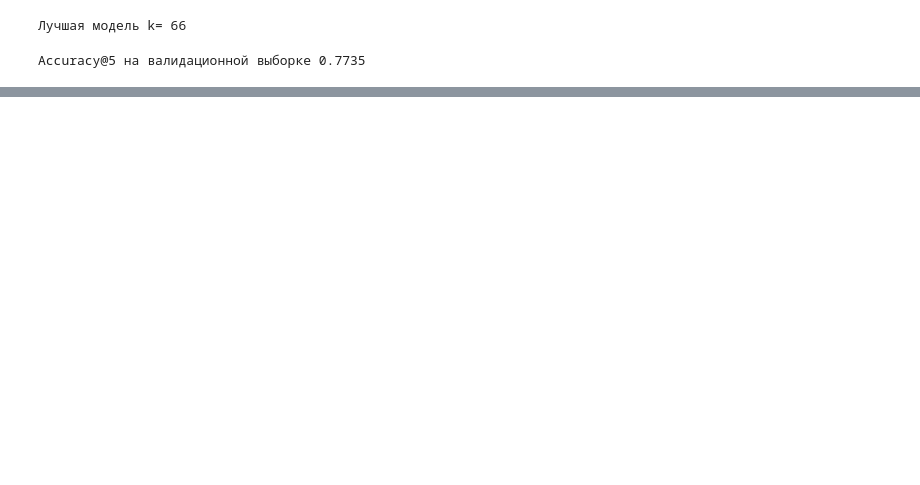
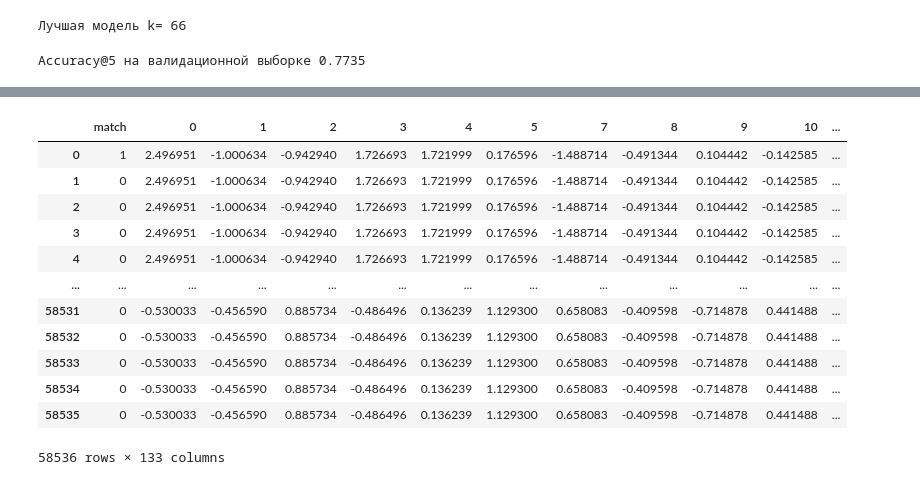
Before and after one commit to 9yx/matching, a Jupyter notebook: matching.ipynb, the cells around one changed output, grey strips where cells are left out. Saved outputs shown, nothing was run; the diff lists cells and outputs as text; code cells hidden in the pictures; blank space fills up the shorter version.

```diff
--- a/matching.ipynb
+++ b/matching.ipynb
@@ -470,10 +480,24 @@ Accuracy@5 на валидационной выборке 0.7735
 # %%
-# # Вытаскиваем строки из df_train по индексам, которые в result_df
-# joined_rows1 = df_train.iloc[result_df['index_in_train']][features_names]
-# joined_rows2 = df_base.iloc[result_df['index_in_base']][features_names]
+# Вытаскиваем строки из df_train по индексам, которые в result_df
+joined_rows1 = df_train_scaled.iloc[result_df['index_in_train']]
+joined_rows2 = df_base_scaled.iloc[result_df['index_in_base']]
 # %%
-# result_merged = result_df.join(joined_rows1.reset_index(drop=True), rsuffix="train")
-# result_merged = result_merged.join(joined_rows2.reset_index(drop=True), rsuffix="base")
-# result_merged = result_merged.drop(['index_in_train', 'index_in_base'], axis=1)
-# result_merged
+result_merged = result_df.join(joined_rows1.reset_index(drop=True), rsuffix="train")
+result_merged = result_merged.join(joined_rows2.reset_index(drop=True), rsuffix="base")
+result_merged = result_merged.drop(['index_in_train', 'index_in_base'], axis=1)
+result_merged
+# %% [output]
+|  | match | 0 | 1 | 2 | 3 | 4 | 5 | 7 | 8 | 9 | 10 | ... |
+| 0 | 1 | 2.496951 | -1.000634 | -0.942940 | 1.726693 | 1.721999 | 0.176596 | -1.488714 | -0.491344 | 0.104442 | -0.142585 | ... |
+| 1 | 0 | 2.496951 | -1.000634 | -0.942940 | 1.726693 | 1.721999 | 0.176596 | -1.488714 | -0.491344 | 0.104442 | -0.142585 | ... |
+| 2 | 0 | 2.496951 | -1.000634 | -0.942940 | 1.726693 | 1.721999 | 0.176596 | -1.488714 | -0.491344 | 0.104442 | -0.142585 | ... |
+| 3 | 0 | 2.496951 | -1.000634 | -0.942940 | 1.726693 | 1.721999 | 0.176596 | -1.488714 | -0.491344 | 0.104442 | -0.142585 | ... |
+| 4 | 0 | 2.496951 | -1.000634 | -0.942940 | 1.726693 | 1.721999 | 0.176596 | -1.488714 | -0.491344 | 0.104442 | -0.142585 | ... |
+| ... | ... | ... | ... | ... | ... | ... | ... | ... | ... | ... | ... | ... |
+| 58531 | 0 | -0.530033 | -0.456590 | 0.885734 | -0.486496 | 0.136239 | 1.129300 | 0.658083 | -0.409598 | -0.714878 | 0.441488 | ... |
+| 58532 | 0 | -0.530033 | -0.456590 | 0.885734 | -0.486496 | 0.136239 | 1.129300 | 0.658083 | -0.409598 | -0.714878 | 0.441488 | ... |
+| 58533 | 0 | -0.530033 | -0.456590 | 0.885734 | -0.486496 | 0.136239 | 1.129300 | 0.658083 | -0.409598 | -0.714878 | 0.441488 | ... |
+| 58534 | 0 | -0.530033 | -0.456590 | 0.885734 | -0.486496 | 0.136239 | 1.129300 | 0.658083 | -0.409598 | -0.714878 | 0.441488 | ... |
+| 58535 | 0 | -0.530033 | -0.456590 | 0.885734 | -0.486496 | 0.136239 | 1.129300 | 0.658083 | -0.409598 | -0.714878 | 0.441488 | ... |
+58536 rows × 133 columns
 # %%
```
Also changed, not shown: parts of 10 cells of this notebook.
